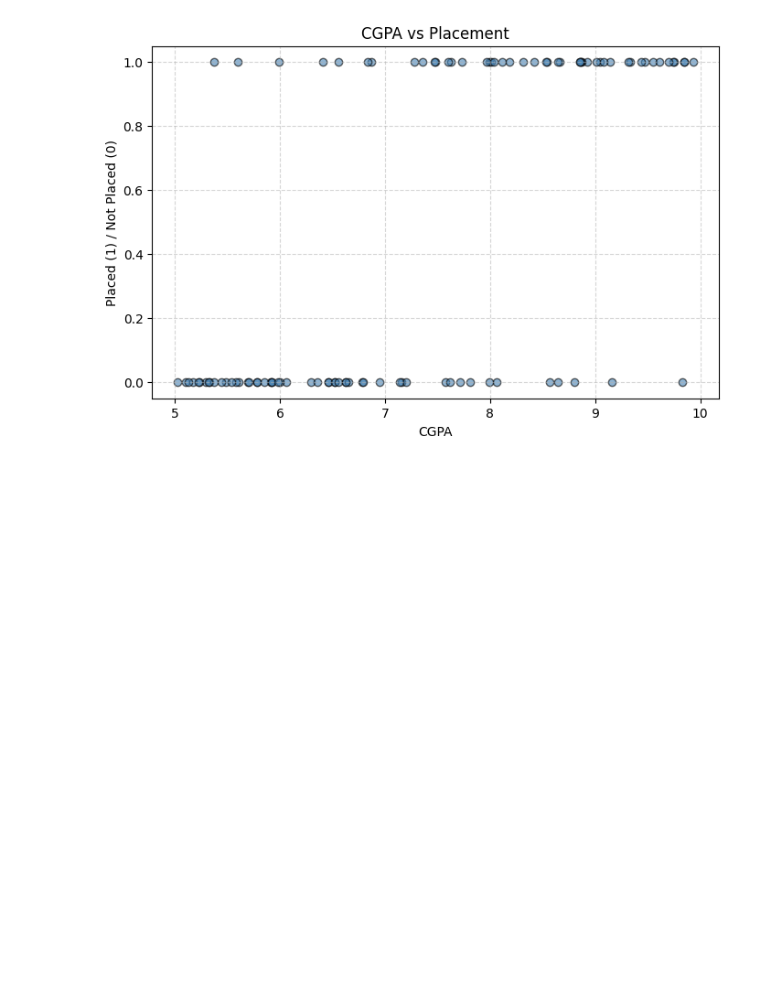
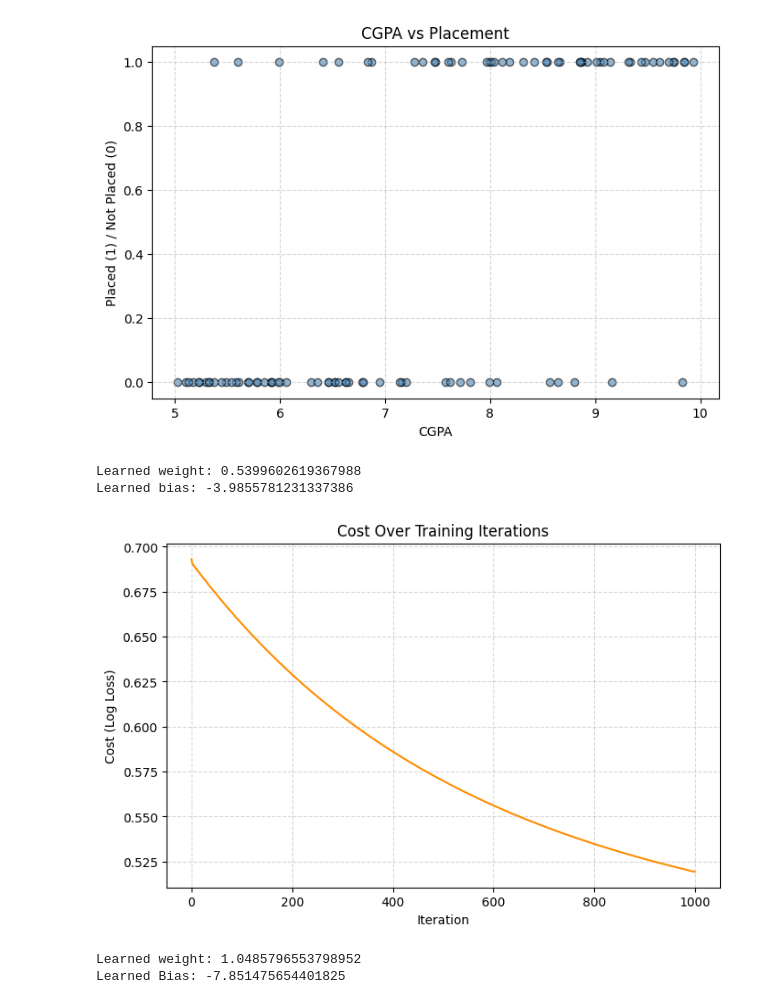
Before and after one commit to Kapil-IITM/ml-from-scratch, a Jupyter notebook: algorithms/02_logistic_regression/notebook.ipynb, the cells around one changed output. Drawn from its saved outputs; the diff is of its cells as text; code cells hidden in the pictures; blank space fills up the shorter version.

Commit message:
Complete Logistic Regression notebook

```diff
--- a/algorithms/02_logistic_regression/notebook.ipynb
+++ b/algorithms/02_logistic_regression/notebook.ipynb
@@ -178,0 +229,28 @@ plt.show()
+# %%
+model = LogisticRegression(learning_rate=0.1, n_iterations=1000)
+model.fit(cgpa, placed)
+
+print("Learned weight:", model.weight[0][0])
+print("Learned bias:", model.bias)
+# %% [output]
+Learned weight: 0.5399602619367988
+Learned bias: -3.9855781231337386
+# %%
+plt.figure(figsize=(8,5))
+plt.plot(range(len(model.cost_history)), model.cost_history, color="darkorange")
+plt.xlabel("Iteration")
+plt.ylabel("Cost (Log Loss)")
+plt.title("Cost Over Training Iterations")
+plt.grid(True, linestyle="--", alpha=0.5)
+plt.show()
+# %% [output]
+[figure, added]
+# %%
+model = LogisticRegression(learning_rate=0.1, n_iterations=5000)
+model.fit(cgpa, placed)
+
+print("Learned weight:",model.weight[0][0])
+print("Learned Bias:",model.bias)
+# %% [output]
+Learned weight: 1.0485796553798952
+Learned Bias: -7.851475654401825
```
Also changed, not shown: parts of 8 cells of this notebook.
